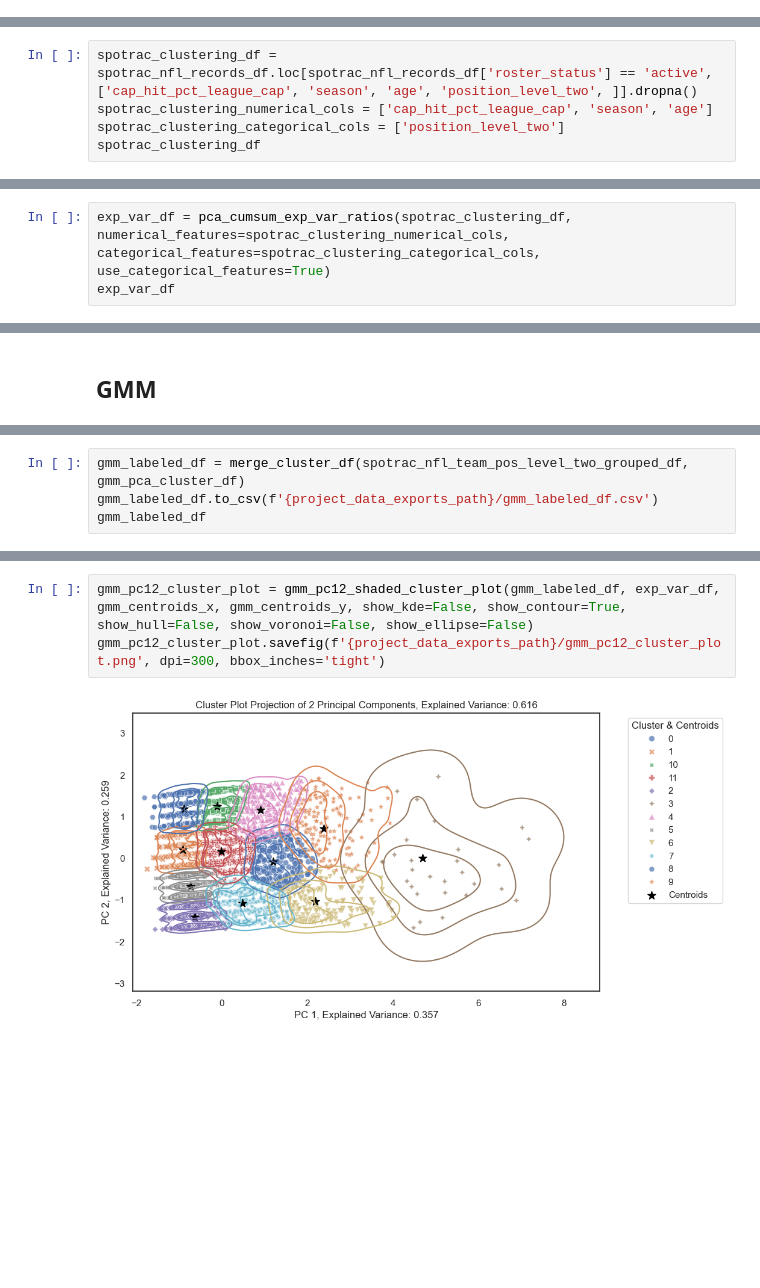
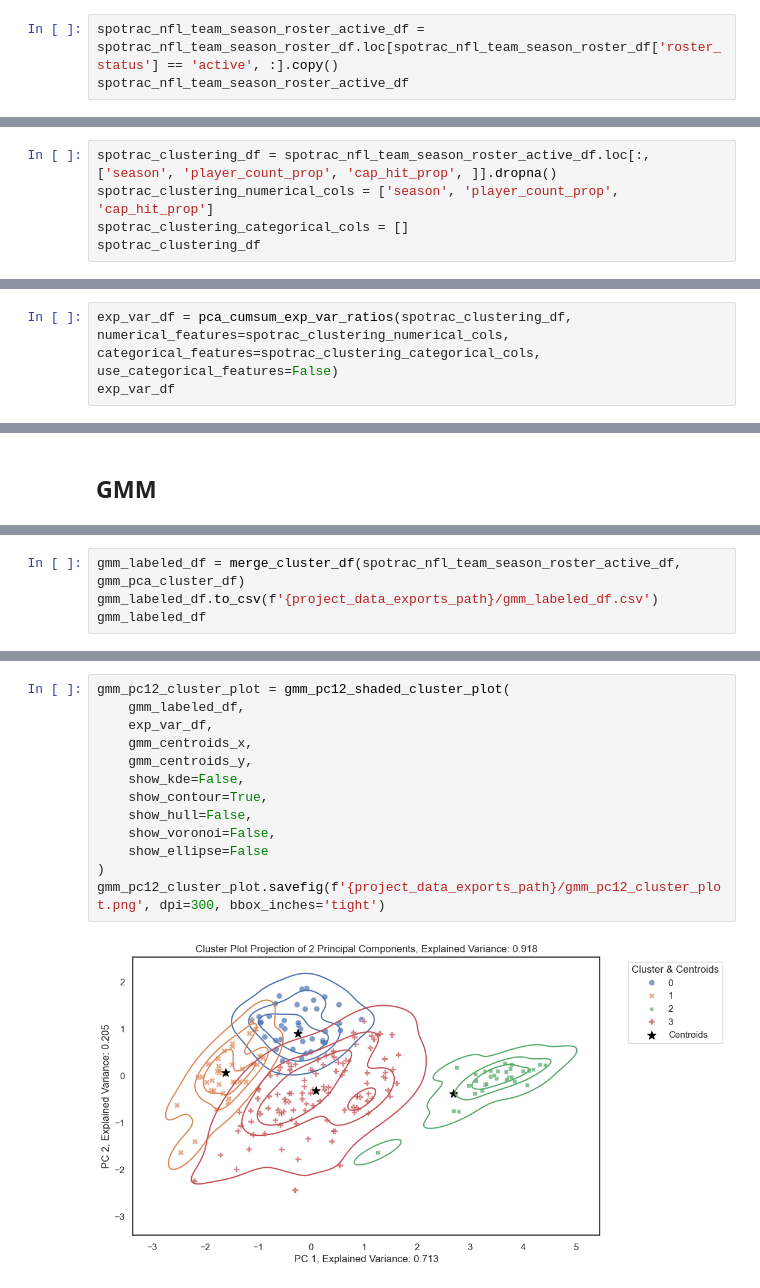
Before and after one commit to chrisizenour/football_analysis, a Jupyter notebook: notebooks/nfl_unsupervised_learning_pt1.ipynb, the cells around one changed output, grey strips where cells are left out. Drawn from its saved outputs; the diff is of its cells as text; blank space fills up the shorter version.

```diff
--- a/notebooks/nfl_unsupervised_learning_pt1.ipynb
+++ b/notebooks/nfl_unsupervised_learning_pt1.ipynb
@@ -1836,0 +1900,3 @@ spotrac_nfl_team_pos_level_two_grouped_df
+# %%
+spotrac_nfl_team_season_roster_active_df = spotrac_nfl_team_season_roster_df.loc[spotrac_nfl_team_season_roster_df['roster_status'] == 'active', :].copy()
+spotrac_nfl_team_season_roster_active_df
@@ -1837,6 +1917,6 @@ spotrac_nfl_team_pos_level_two_grouped_df
 # %%
-spotrac_clustering_df = spotrac_nfl_records_df.loc[spotrac_nfl_records_df['roster_status'] == 'active', ['cap_hit_pct_league_cap', 'season', 'age', 'position_level_two', ]].dropna()
-spotrac_clustering_numerical_cols = ['cap_hit_pct_league_cap', 'season', 'age']
-spotrac_clustering_categorical_cols = ['position_level_two']
+spotrac_clustering_df = spotrac_nfl_team_season_roster_active_df.loc[:, ['season', 'player_count_prop', 'cap_hit_prop', ]].dropna()
+spotrac_clustering_numerical_cols = ['season', 'player_count_prop', 'cap_hit_prop']
+spotrac_clustering_categorical_cols = []
 spotrac_clustering_df
 # %% [output]
@@ -1864,7 +1943,7 @@ dtype: int64
 # %% [markdown]
 ## PCA Analysis
 # %%
-exp_var_df = pca_cumsum_exp_var_ratios(spotrac_clustering_df, numerical_features=spotrac_clustering_numerical_cols, categorical_features=spotrac_clustering_categorical_cols, use_categorical_features=True)
+exp_var_df = pca_cumsum_exp_var_ratios(spotrac_clustering_df, numerical_features=spotrac_clustering_numerical_cols, categorical_features=spotrac_clustering_categorical_cols, use_categorical_features=False)
 exp_var_df
 # %% [output]
 |  | principal_component_qty | feature_explained_variance | feature_cumsum_explained_variance |
@@ -2126,5 +2316,5 @@ gmm_pca_cluster_df
 # %%
-gmm_labeled_df = merge_cluster_df(spotrac_nfl_team_pos_level_two_grouped_df, gmm_pca_cluster_df)
+gmm_labeled_df = merge_cluster_df(spotrac_nfl_team_season_roster_active_df, gmm_pca_cluster_df)
 gmm_labeled_df.to_csv(f'{project_data_exports_path}/gmm_labeled_df.csv')
 gmm_labeled_df
 # %% [output]
@@ -2204,5 +2373,15 @@ gmm_grouped_clusters_position_df
 # %%
-gmm_pc12_cluster_plot = gmm_pc12_shaded_cluster_plot(gmm_labeled_df, exp_var_df, gmm_centroids_x, gmm_centroids_y, show_kde=False, show_contour=True, show_hull=False, show_voronoi=False, show_ellipse=False)
+gmm_pc12_cluster_plot = gmm_pc12_shaded_cluster_plot(
+    gmm_labeled_df,
+    exp_var_df,
+    gmm_centroids_x,
+    gmm_centroids_y,
+    show_kde=False,
+    show_contour=True,
+    show_hull=False,
+    show_voronoi=False,
+    show_ellipse=False
+)
 gmm_pc12_cluster_plot.savefig(f'{project_data_exports_path}/gmm_pc12_cluster_plot.png', dpi=300, bbox_inches='tight')
 # %% [output]
-[figure, old version]
+[figure, new version]
```
Also changed, not shown: parts of 44 cells of this notebook, 23 other files.
